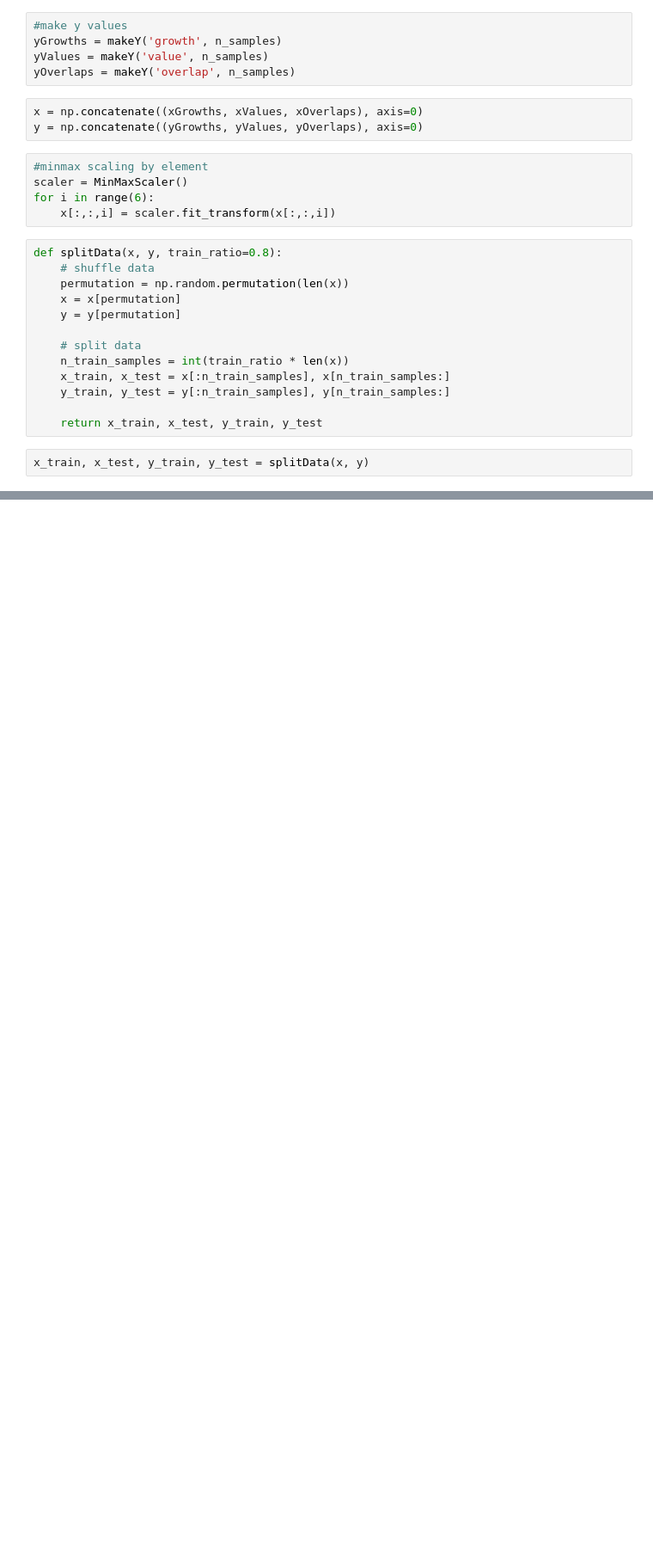
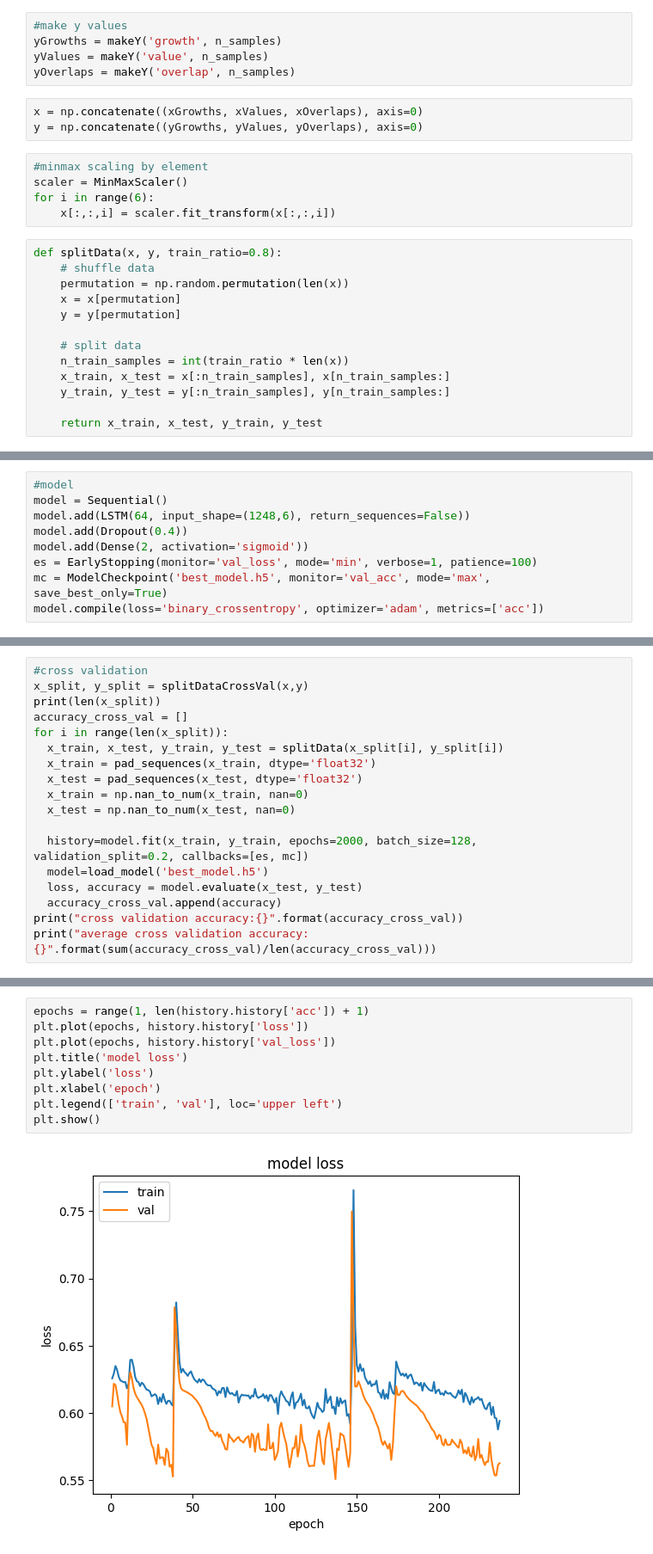
Before and after one commit to JaehyeongWang/swe3032_team7, a Jupyter notebook: models/main_final.ipynb, the cells around one changed output, grey strips where cells are left out. Shown: that part at 86% size. Drawn from its saved outputs; the diff is of its cells as text; blank space fills up the shorter version.

Commit message:
lstm 1 layer with performances

```diff
--- a/models/main_final.ipynb
+++ b/models/main_final.ipynb
@@ -52,5 +126,3 @@ def splitData(x, y, train_ratio=0.8):
     y_train, y_test = y[:n_train_samples], y[n_train_samples:]
 
     return x_train, x_test, y_train, y_test
-# %%
-x_train, x_test, y_train, y_test = splitData(x, y)
@@ -60,0 +129,9 @@ x_test = np.nan_to_num(x_test, nan=0)
+# %%
+#model
+model = Sequential()
+model.add(LSTM(64, input_shape=(1248,6), return_sequences=False))
+model.add(Dropout(0.4))
+model.add(Dense(2, activation='sigmoid'))
+es = EarlyStopping(monitor='val_loss', mode='min', verbose=1, patience=100)
+mc = ModelCheckpoint('best_model.h5', monitor='val_acc', mode='max', save_best_only=True)
+model.compile(loss='binary_crossentropy', optimizer='adam', metrics=['acc'])
@@ -60,0 +157,18 @@ x_test = np.nan_to_num(x_test, nan=0)
+# %%
+#cross validation
+x_split, y_split = splitDataCrossVal(x,y)
+print(len(x_split))
+accuracy_cross_val = []
+for i in range(len(x_split)):
+  x_train, x_test, y_train, y_test = splitData(x_split[i], y_split[i])
+  x_train = pad_sequences(x_train, dtype='float32')
+  x_test = pad_sequences(x_test, dtype='float32')
+  x_train = np.nan_to_num(x_train, nan=0)
+  x_test = np.nan_to_num(x_test, nan=0)
+
+  history=model.fit(x_train, y_train, epochs=2000, batch_size=128, validation_split=0.2, callbacks=[es, mc])
+  model=load_model('best_model.h5')
+  loss, accuracy = model.evaluate(x_test, y_test)
+  accuracy_cross_val.append(accuracy)
+print("cross validation accuracy:{}".format(accuracy_cross_val))
+print("average cross validation accuracy:{}".format(sum(accuracy_cross_val)/len(accuracy_cross_val)))
@@ -60,0 +193,11 @@ x_test = np.nan_to_num(x_test, nan=0)
+# %%
+epochs = range(1, len(history.history['acc']) + 1)
+plt.plot(epochs, history.history['loss'])
+plt.plot(epochs, history.history['val_loss'])
+plt.title('model loss')
+plt.ylabel('loss')
+plt.xlabel('epoch')
+plt.legend(['train', 'val'], loc='upper left')
+plt.show()
+# %% [output]
+[figure, added]
```
Also changed, not shown: parts of 9 cells of this notebook, 1 other file.
